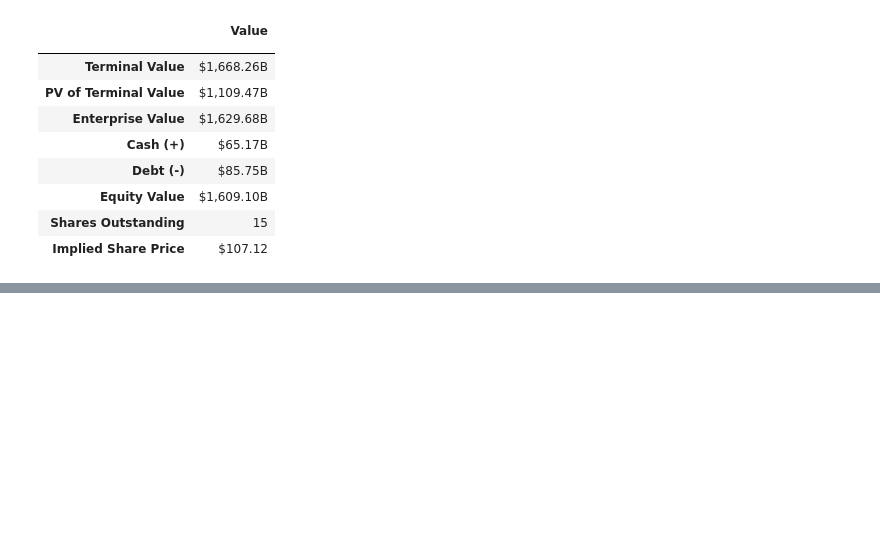
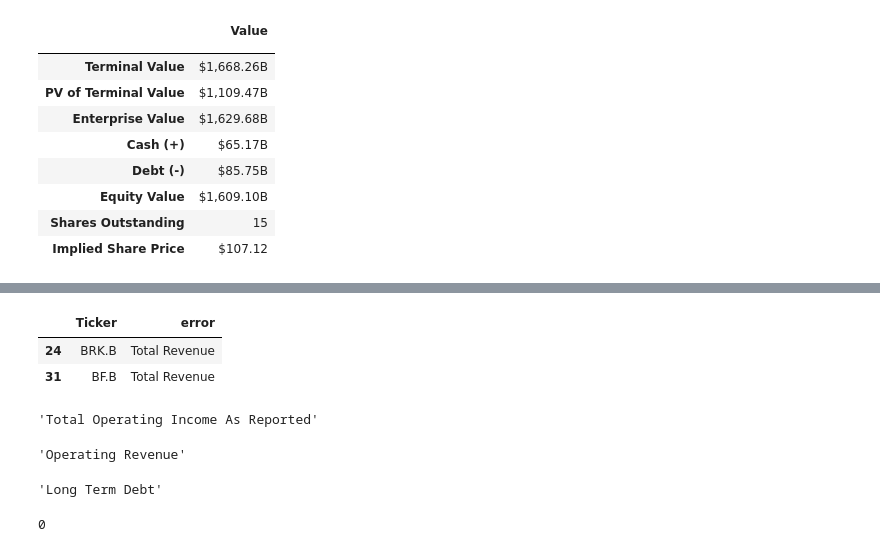
Before and after one commit to dagimg16/dcf_modeling, a Jupyter notebook: dcf_model.ipynb, the cells around one changed output, grey strips where cells are left out. Saved outputs shown, nothing was run; the diff lists cells and outputs as text; code cells hidden in the pictures; blank space fills up the shorter version.

```diff
--- a/dcf_model.ipynb
+++ b/dcf_model.ipynb
@@ -422,0 +453,8 @@ pd.DataFrame(metrics_2, columns=['', 'Value']).set_index('')
+# %%
+df1['error'] = df1['error'].str.replace("'", "", regex=False)
+# %%
+df1[df1['error']== 'Total Revenue']
+# %% [output]
+|  | Ticker | error |
+| 24 | BRK.B | Total Revenue |
+| 31 | BF.B | Total Revenue |
@@ -422,0 +466,21 @@ pd.DataFrame(metrics_2, columns=['', 'Value']).set_index('')
+# %%
+income_s = stock.income_stmt
+income_s[income_s.index.to_series().str.contains('Operating Income', regex= True)].index[0]
+# %% [output]
+'Total Operating Income As Reported'
+# %%
+income_s = stock.income_stmt
+target = 'Operating Income'
+similarity_scores = income_s.index.to_series().apply(lambda x: fuzz.ratio(x, target))
+# income_s.loc[similarity_scores.sort_values(ascending=False).index]
+similarity_scores.sort_values(ascending=False).index[0]
+# %% [output]
+'Operating Revenue'
+# %%
+income_s = stock.balance_sheet
+target = 'Long Term Debt'
+similarity_scores = income_s.index.to_series().apply(lambda x: fuzz.ratio(x, target))
+# income_s.loc[similarity_scores.sort_values(ascending=False).index]
+similarity_scores.sort_values(ascending=False).index[0]
+# %% [output]
+'Long Term Debt'
@@ -422,0 +503,4 @@ pd.DataFrame(metrics_2, columns=['', 'Value']).set_index('')
+# %%
+failed
+# %% [output]
+0
```
Also changed, not shown: parts of 19 cells of this notebook, 3 other files.
